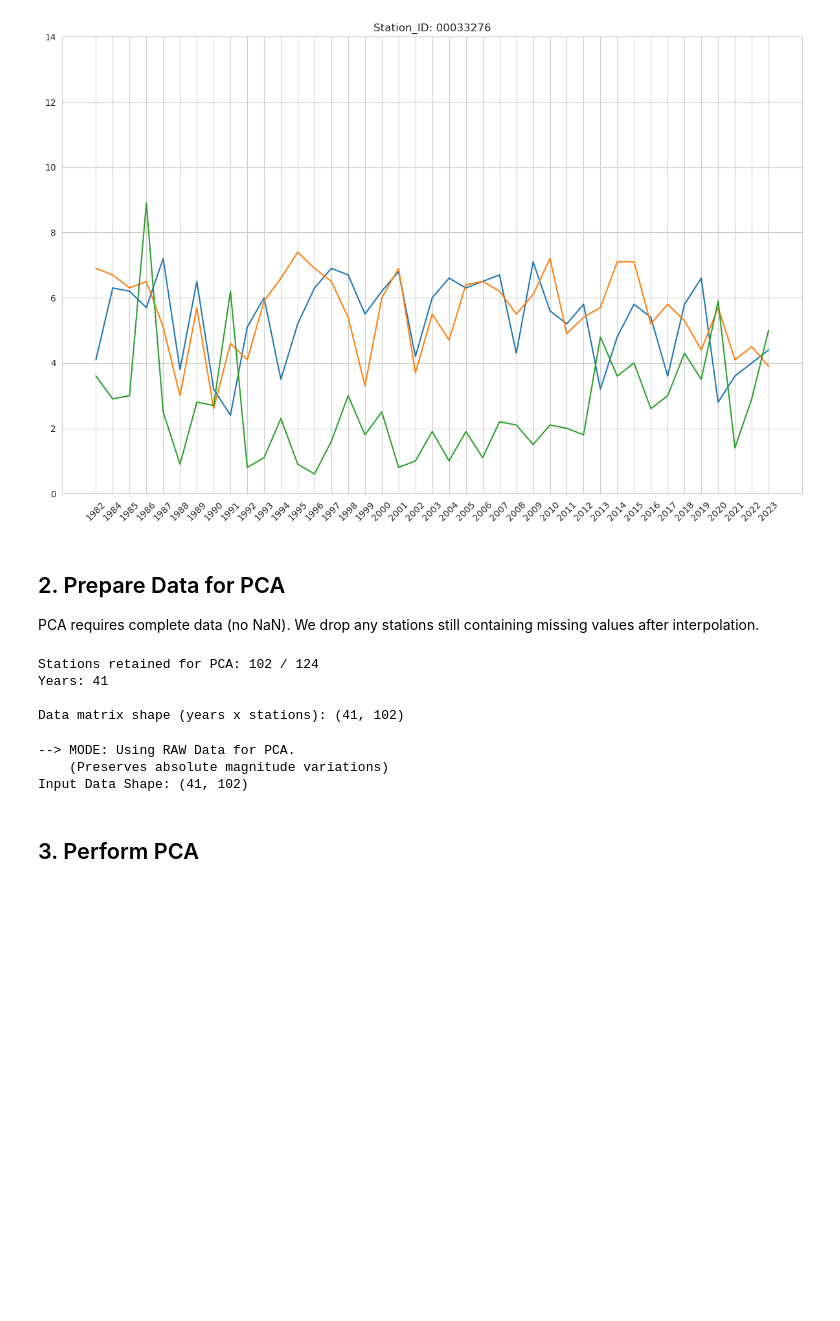
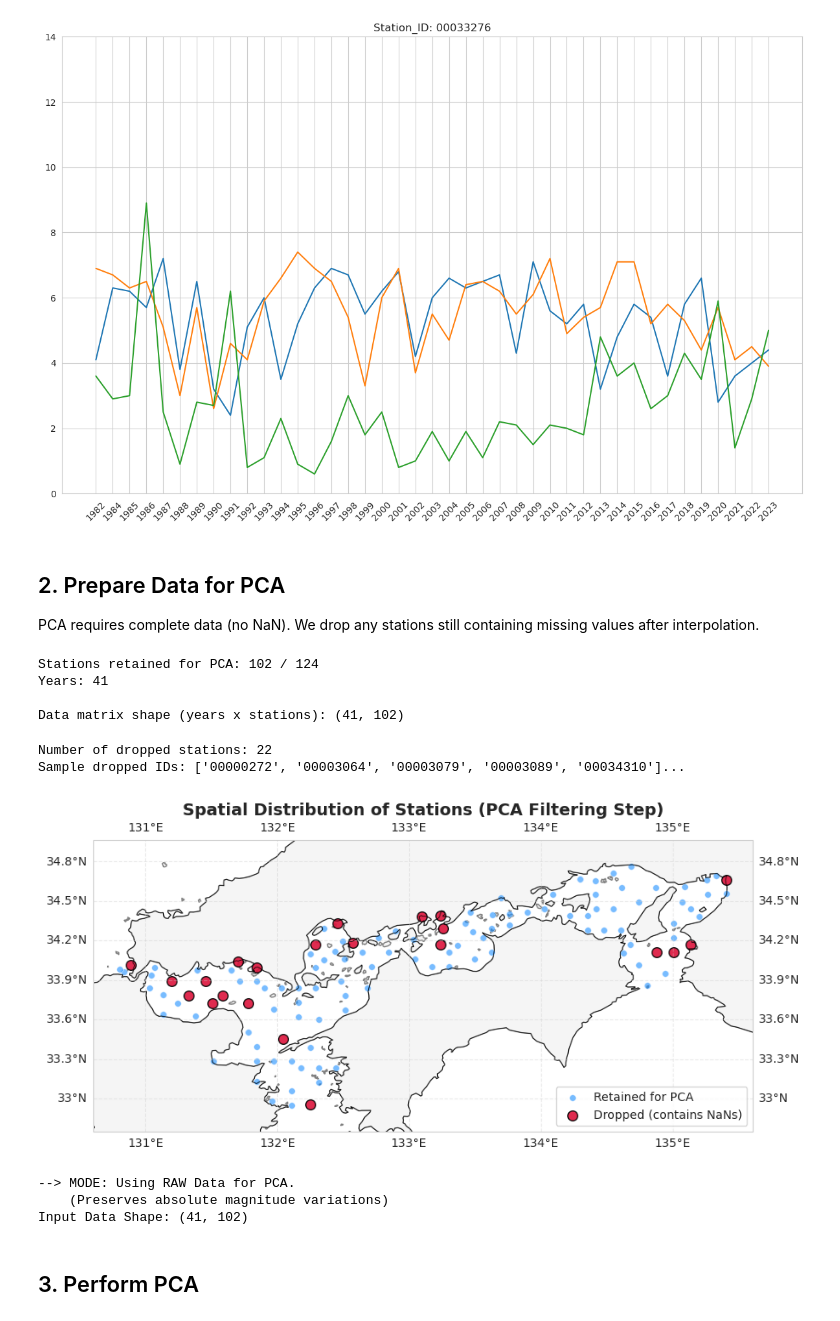
Before and after one commit to reyhanstig/SIS_Analysis_WSL, a Jupyter notebook: notebooks/pipeline/10_PCA_Analysis.ipynb, the cells around one changed output. Saved outputs shown, nothing was run; the diff lists cells and outputs as text; code cells hidden in the pictures; blank space fills up the shorter version.

```diff
--- a/notebooks/pipeline/10_PCA_Analysis.ipynb
+++ b/notebooks/pipeline/10_PCA_Analysis.ipynb
@@ -87,6 +87,75 @@ Stations retained for PCA: 102 / 124
 Years: 41
 
 Data matrix shape (years x stations): (41, 102)
+# %%
+import geopandas as gpd
+import cartopy.crs as ccrs
+import cartopy.feature as cfeature
+
+# 1. Identify dropped vs retained stations
+# (This uses the dataframes from the previous filtering cell)
+dropped_mask = interpolated_do_df.isna().any(axis=1)
+
+# Create the filtered dataframe of dropped stations for inspection
+dropped_stations_df = interpolated_do_df[dropped_mask]
+
+dropped_ids = interpolated_do_df.index[dropped_mask].tolist()
+retained_ids = pca_ready_df.index.tolist()
+
+print(f"Number of dropped stations: {len(dropped_ids)}")
+if len(dropped_ids) > 0:
+    print(f"Sample dropped IDs: {dropped_ids[:5]}...")
+
+# 2. Load station coordinates from merged GeoDataFrame
+gdf = gpd.read_feather(ProjectPaths.MERGED_DATA_FILE)
+gdf_unique_stations = gdf.drop_duplicates(subset='zettaicode')[['zettaicode', 'geometry']].copy()
+gdf_unique_stations['zettaicode'] = gdf_unique_stations['zettaicode'].astype(str)
+
+# 3. Prepare data for mapping
+retained_df = pd.DataFrame({'zettaicode': retained_ids, 'status': 'Retained'})
+dropped_df = pd.DataFrame({'zettaicode': dropped_ids, 'status': 'Dropped'})
+status_df = pd.concat([retained_df, dropped_df])
+
+map_data = gdf_unique_stations.merge(status_df, on='zettaicode', how='inner')
+
+# 4. Mapping with Cartopy
+pad = 0.2
+min_lon, min_lat, max_lon, max_lat = map_data.total_bounds
+extent = [min_lon - pad, max_lon + pad, min_lat - pad, max_lat + pad]
+
+fig = plt.figure(figsize=(10, 8))
+ax = plt.axes(projection=ccrs.PlateCarree())
+ax.set_extent(extent, crs=ccrs.PlateCarree())
+
+ax.add_feature(cfeature.LAND, facecolor='whitesmoke', edgecolor='gray')
+ax.add_feature(cfeature.COASTLINE, linewidth=0.5)
+ax.gridlines(draw_labels=True, linestyle='--', alpha=0.4)
+
+# Plot retained stations
+retained_pts = map_data[map_data['status'] == 'Retained']
+ax.scatter(
+    retained_pts.geometry.x,
+    retained_pts.geometry.y,
+    color='dodgerblue', s=30, label='Retained for PCA', alpha=0.6,
+    edgecolor='white', linewidth=0.5, transform=ccrs.PlateCarree()
+)
+
+# Plot dropped stations
+dropped_pts = map_data[map_data['status'] == 'Dropped']
+ax.scatter(
+    dropped_pts.geometry.x,
+    dropped_pts.geometry.y,
+    color='crimson', s=70, label='Dropped (contains NaNs)', alpha=0.9,
+    edgecolor='black', linewidth=1.0, transform=ccrs.PlateCarree()
+)
+
+plt.title('Spatial Distribution of Stations (PCA Filtering Step)', fontsize=14, fontweight='bold')
+plt.legend(loc='lower right', frameon=True, facecolor='white')
+plt.show()
+# %% [output]
+Number of dropped stations: 22
+Sample dropped IDs: ['00000272', '00003064', '00003079', '00003089', '00034310']...
+[figure, added]
 # %%
 # --- CONFIGURATION ---
 # Set to True to use Standardized data (mean=0, std=1)
```
Also changed, not shown: parts of 2 cells of this notebook, 7 other files.
